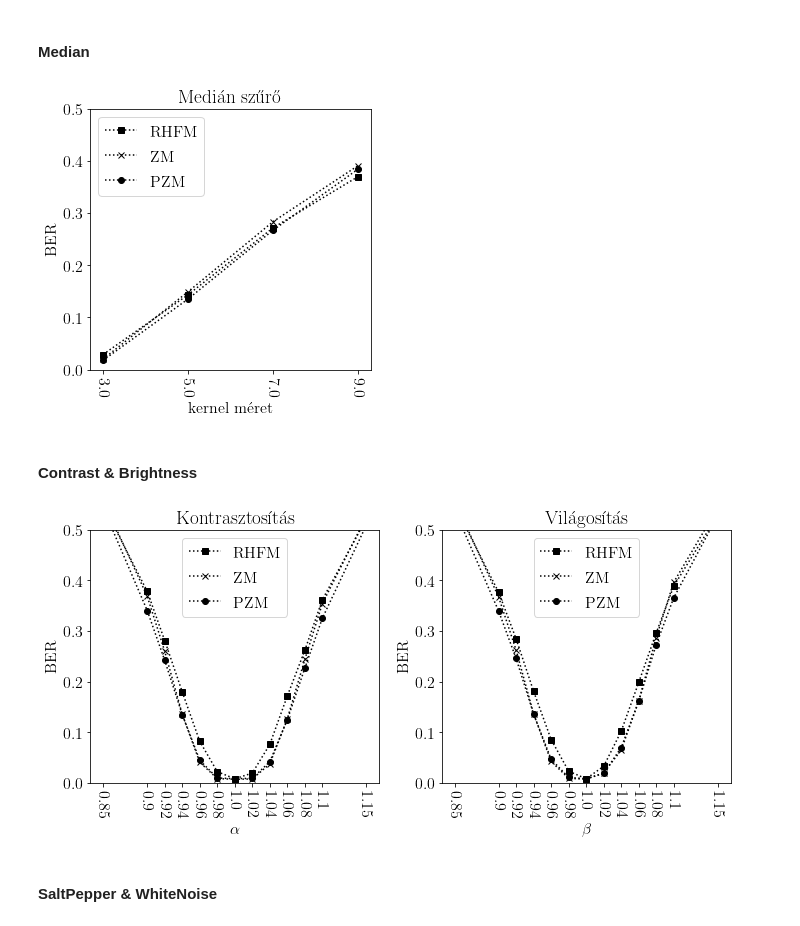
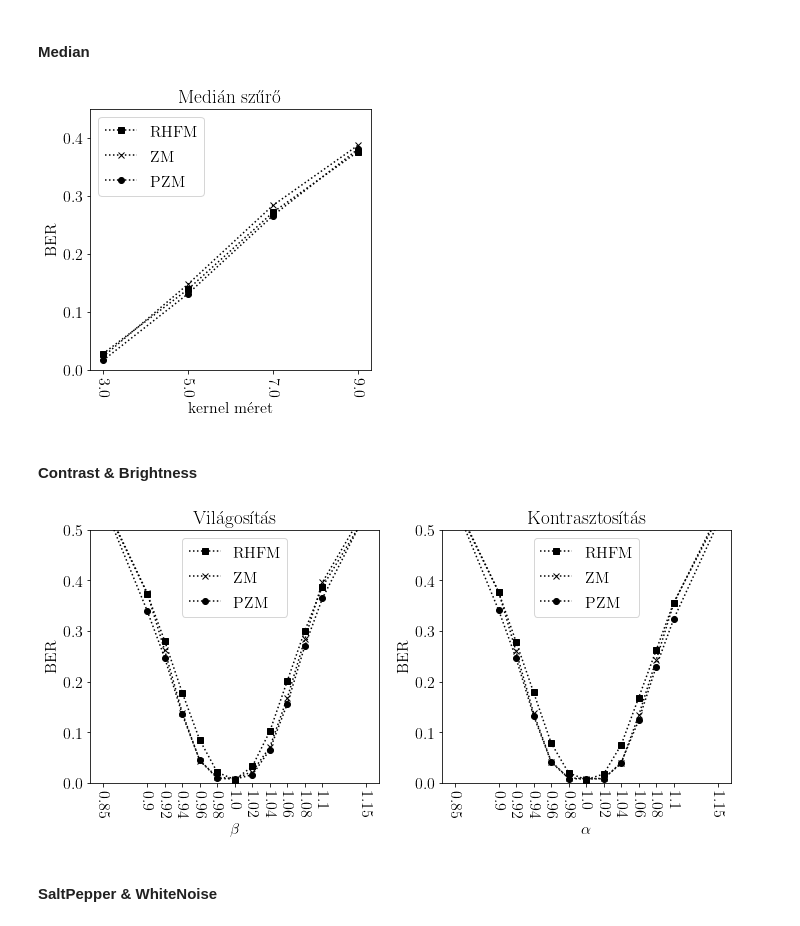
Before and after one commit to gkrupp/watermarking, a Jupyter notebook: plotgen/transforms/geometry.ipynb, the cells around one changed output. Drawn from its saved outputs; the diff is of its cells as text; code cells hidden in the pictures.

```diff
--- a/plotgen/transforms/geometry.ipynb
+++ b/plotgen/transforms/geometry.ipynb
@@ -149,29 +149,29 @@ plt.show()
 # %%
 fig, axes = plt.subplots(1,1, figsize=(5,5))
 
 xs, ys_rhfm, ys_zm, ys_pzm = extraxt(list(filter(lambda name:name.startswith('Median/'),rhfm.columns)))
-plot_field(plt, axes, 'Medián szűrő', 'kernel méret', 'BER', (0,0.5))
+plot_field(plt, axes, 'Medián szűrő', 'kernel méret', 'BER', (0,0.45))
 
 plt.tight_layout()
 plt.savefig('bs_median.png', dpi=300)
 plt.show()
 # %% [output]
-[figure, old version]
+[figure, new version]
 # %% [markdown]
 #### Contrast & Brightness
 # %%
 fig, axes = plt.subplots(1,2, figsize=(10,5))
 
+xs, ys_rhfm, ys_zm, ys_pzm = extraxt(list(filter(lambda name:name.startswith('Brightness/'),rhfm.columns)))
+plot_field(plt, axes[0], 'Világosítás', '$\\beta$', 'BER', (0,0.5))
 xs, ys_rhfm, ys_zm, ys_pzm = extraxt(list(filter(lambda name:name.startswith('Contrast/'),rhfm.columns)))
-plot_field(plt, axes[0], 'Kontrasztosítás', '$\\alpha$', 'BER', (0,0.5))
-xs, ys_rhfm, ys_zm, ys_pzm = extraxt(list(filter(lambda name:name.startswith('Brightness/'),rhfm.columns)))
-plot_field(plt, axes[1], 'Világosítás', '$\\beta$', 'BER', (0,0.5))
+plot_field(plt, axes[1], 'Kontrasztosítás', '$\\alpha$', 'BER', (0,0.5))
 
 plt.tight_layout()
 plt.savefig('bs_enhance.png', dpi=300)
 plt.show()
 # %% [output]
-[figure, old version]
+[figure, new version]
 # %% [markdown]
 #### SaltPepper & WhiteNoise
 # %%
```
Also changed, not shown: parts of 5 cells of this notebook, 53 other files.
